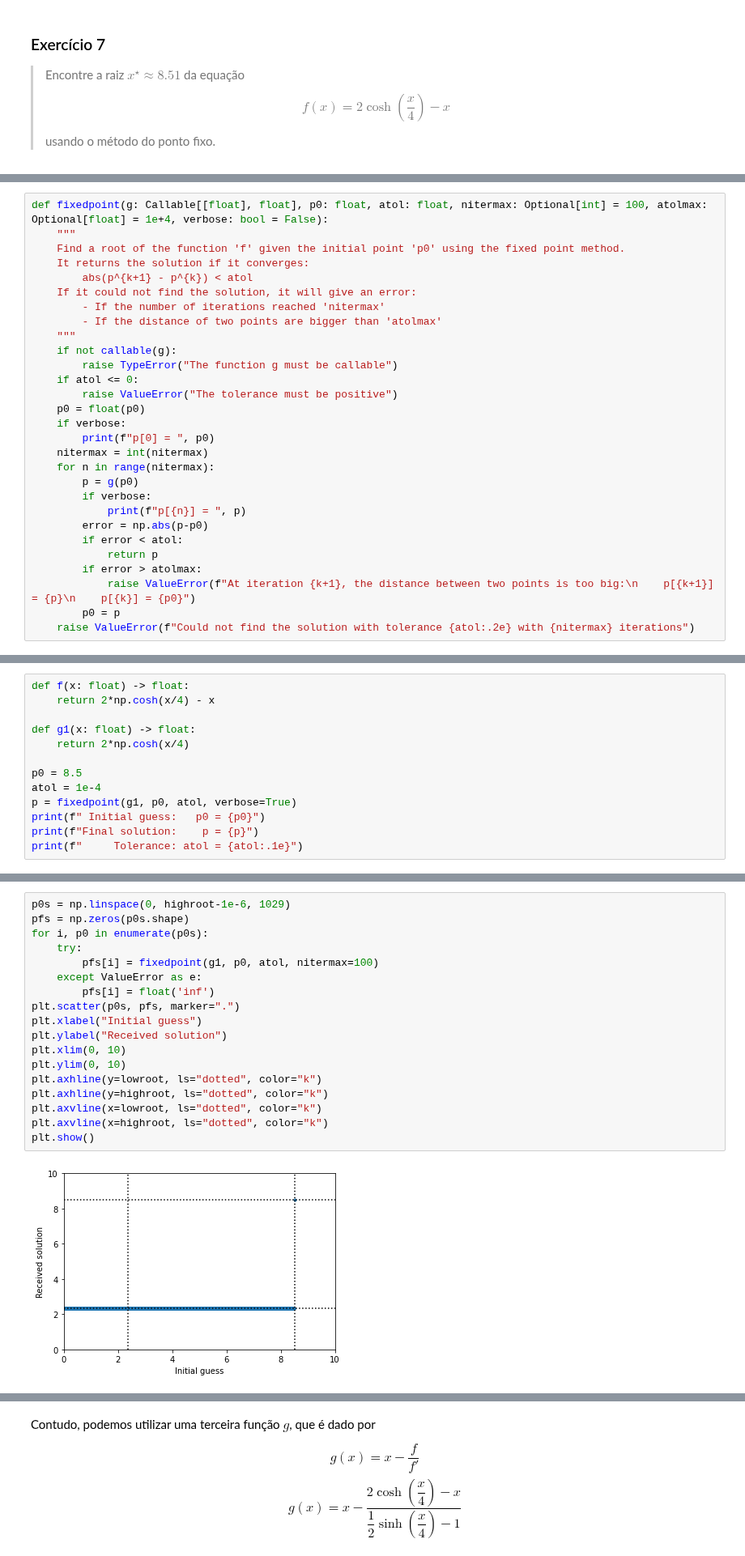
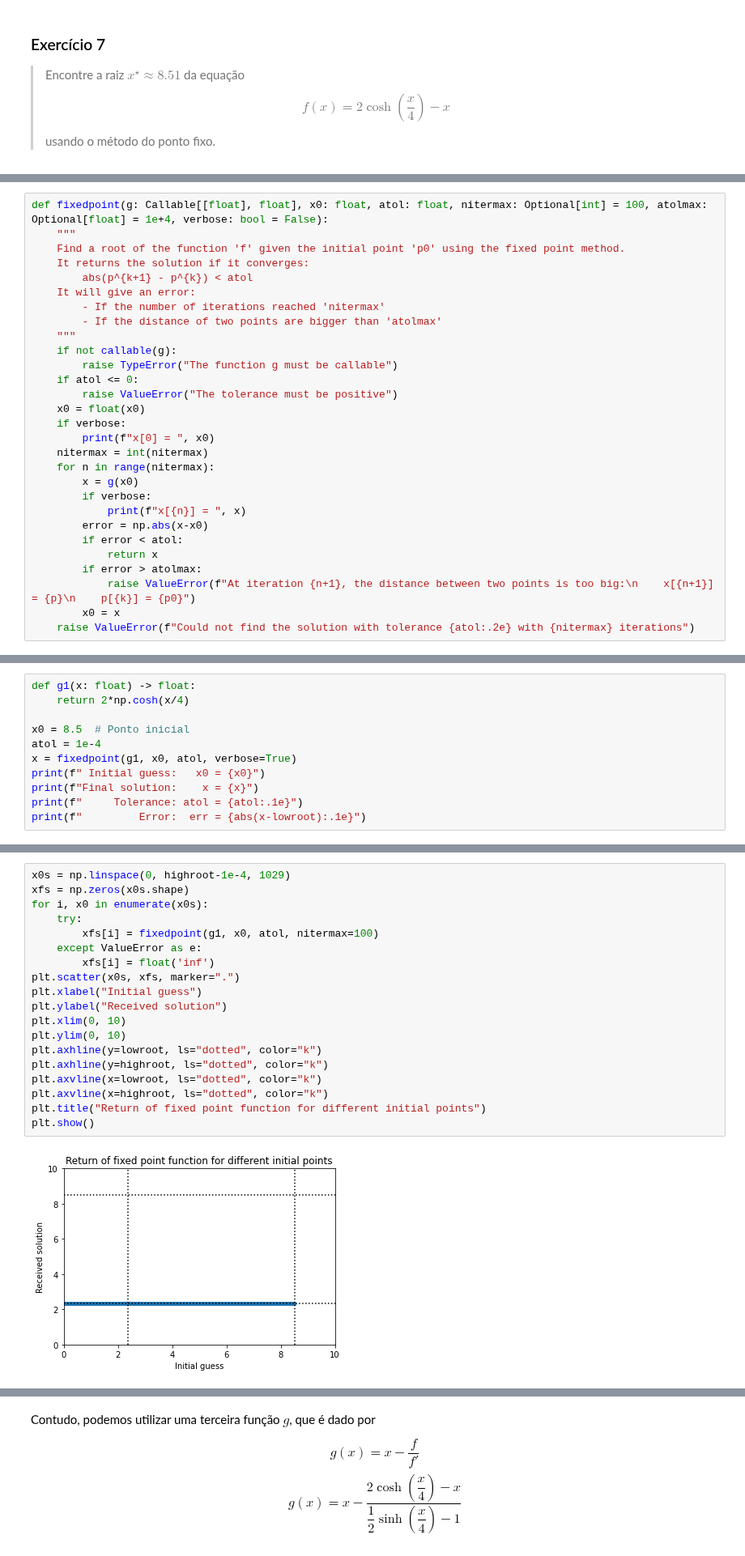
Before and after one commit to carlos-adir/UnB-Courses, a Jupyter notebook: mntf/trabalho1.ipynb, the cells around one changed output, grey strips where cells are left out. Shown at 81% size. Drawn from its saved outputs; the diff is of its cells as text.

```diff
--- a/mntf/trabalho1.ipynb
+++ b/mntf/trabalho1.ipynb
@@ -378,10 +445,10 @@ highroot = 8.507199570713663
 # %%
-def fixedpoint(g: Callable[[float], float], p0: float, atol: float, nitermax: Optional[int] = 100, atolmax: Optional[float] = 1e+4, verbose: bool = False):
+def fixedpoint(g: Callable[[float], float], x0: float, atol: float, nitermax: Optional[int] = 100, atolmax: Optional[float] = 1e+4, verbose: bool = False):
     """
     Find a root of the function 'f' given the initial point 'p0' using the fixed point method.
     It returns the solution if it converges:
         abs(p^{k+1} - p^{k}) < atol
-    If it could not find the solution, it will give an error:
+    It will give an error:
         - If the number of iterations reached 'nitermax'
         - If the distance of two points are bigger than 'atolmax'
     """
@@ -389,18 +456,18 @@ def fixedpoint(g: Callable[[float], float], p0: float, atol: float, nitermax: Op
         raise TypeError("The function g must be callable")
     if atol <= 0:
         raise ValueError("The tolerance must be positive")
-    p0 = float(p0)
+    x0 = float(x0)
     if verbose:
-        print(f"p[0] = ", p0)
+        print(f"x[0] = ", x0)
     nitermax = int(nitermax)
     for n in range(nitermax):
-        p = g(p0)
+        x = g(x0)
         if verbose:
-            print(f"p[{n}] = ", p)
-        error = np.abs(p-p0)
+            print(f"x[{n}] = ", x)
+        error = np.abs(x-x0)
         if error < atol:
-            return p
+            return x
         if error > atolmax:
-            raise ValueError(f"At iteration {k+1}, the distance between two points is too big:\n    p[{k+1}] = {p}\n    p[{k}] = {p0}")
-        p0 = p
+            raise ValueError(f"At iteration {n+1}, the distance between two points is too big:\n    x[{n+1}] = {p}\n    p[{k}] = {p0}")
+        x0 = x
     raise ValueError(f"Could not find the solution with tolerance {atol:.2e} with {nitermax} iterations")
@@ -407,14 +480,12 @@ def fixedpoint(g: Callable[[float], float], p0: float, atol: float, nitermax: Op
 # %%
-def f(x: float) -> float:
-    return 2*np.cosh(x/4) - x
-
 def g1(x: float) -> float:
     return 2*np.cosh(x/4)
 
-p0 = 8.5
+x0 = 8.5  # Ponto inicial
 atol = 1e-4
-p = fixedpoint(g1, p0, atol, verbose=True)
-print(f" Initial guess:   p0 = {p0}")
-print(f"Final solution:    p = {p}")
+x = fixedpoint(g1, x0, atol, verbose=True)
+print(f" Initial guess:   x0 = {x0}")
+print(f"Final solution:    x = {x}")
 print(f"     Tolerance: atol = {atol:.1e}")
+print(f"         Error:  err = {abs(x-lowroot):.1e}")
 # %% [output]
@@ -438,23 +514,24 @@ Final solution:    p = 2.3575827298641867
 # %%
-p0s = np.linspace(0, highroot-1e-6, 1029)
-pfs = np.zeros(p0s.shape)
-for i, p0 in enumerate(p0s):
+x0s = np.linspace(0, highroot-1e-4, 1029)
+xfs = np.zeros(x0s.shape)
+for i, x0 in enumerate(x0s):
     try:
-        pfs[i] = fixedpoint(g1, p0, atol, nitermax=100)
+        xfs[i] = fixedpoint(g1, x0, atol, nitermax=100)
     except ValueError as e:
-        pfs[i] = float('inf')
-plt.scatter(p0s, pfs, marker=".")
+        xfs[i] = float('inf')
+plt.scatter(x0s, xfs, marker=".")
 plt.xlabel("Initial guess")
 plt.ylabel("Received solution")
 plt.xlim(0, 10)
 plt.ylim(0, 10)
 plt.axhline(y=lowroot, ls="dotted", color="k")
 plt.axhline(y=highroot, ls="dotted", color="k")
 plt.axvline(x=lowroot, ls="dotted", color="k")
 plt.axvline(x=highroot, ls="dotted", color="k")
+plt.title("Return of fixed point function for different initial points")
 plt.show()
 # %% [output]
-[figure, old version]
+[figure, new version]
 # %% [markdown]
 Então, como o método converge apenas para a raiz próximo de $2$, então temos que utilizar uma outra função $g$, partindo da função $f$:
 
```
Also changed, not shown: parts of 32 cells of this notebook.
